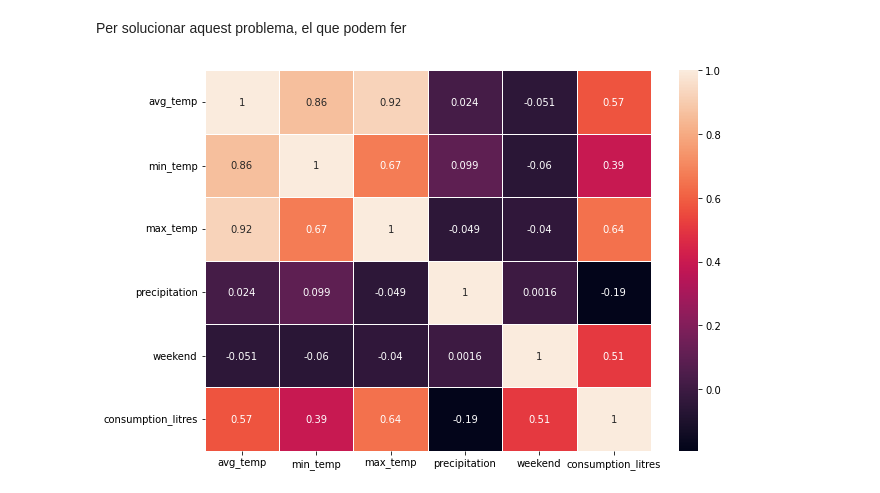
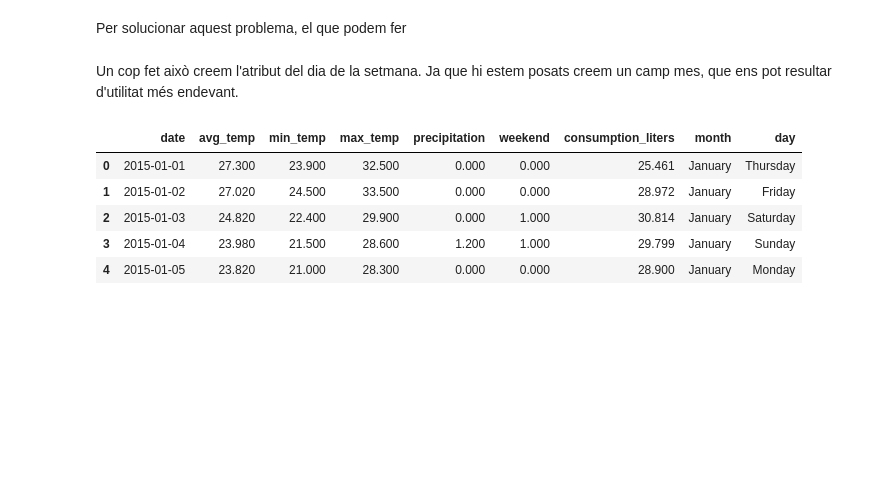
Before and after one commit to josepmdc/ApC-PLAB1, a Jupyter notebook: PLAB1.ipynb, the cells around one changed output. Saved outputs shown, nothing was run; the diff lists cells and outputs as text; code cells hidden in the pictures; blank space fills up the shorter version.

```diff
--- a/PLAB1.ipynb
+++ b/PLAB1.ipynb
@@ -83,8 +89,3 @@ plt.show()
 [figure]
 # %% [markdown]
 Per solucionar aquest problema, el que podem fer
-# %%
-plt.figure(figsize = (10, 7))
-ax = sns.heatmap(dataset.corr(), annot=True, linewidths=.5)
-# %% [output]
-[figure, removed]
@@ -90,0 +94,13 @@ ax = sns.heatmap(dataset.corr(), annot=True, linewidths=.5)
+# %% [markdown]
+Un cop fet això creem l'atribut del dia de la setmana. Ja que hi estem posats creem un camp mes, que ens pot resultar d'utilitat més endevant.
+# %%
+dataset['month'] = dataset['date'].apply(lambda x: x.strftime('%B'))
+dataset['day'] = dataset['date'].apply(lambda x: x.strftime('%A'))
+dataset.head()
+# %% [output]
+|  | date | avg_temp | min_temp | max_temp | precipitation | weekend | consumption_liters | month | day |
+| 0 | 2015-01-01 | 27.300 | 23.900 | 32.500 | 0.000 | 0.000 | 25.461 | January | Thursday |
+| 1 | 2015-01-02 | 27.020 | 24.500 | 33.500 | 0.000 | 0.000 | 28.972 | January | Friday |
+| 2 | 2015-01-03 | 24.820 | 22.400 | 29.900 | 0.000 | 1.000 | 30.814 | January | Saturday |
+| 3 | 2015-01-04 | 23.980 | 21.500 | 28.600 | 1.200 | 1.000 | 29.799 | January | Sunday |
+| 4 | 2015-01-05 | 23.820 | 21.000 | 28.300 | 0.000 | 0.000 | 28.900 | January | Monday |
```
Also changed, not shown: parts of 10 cells of this notebook, 1 other file.
